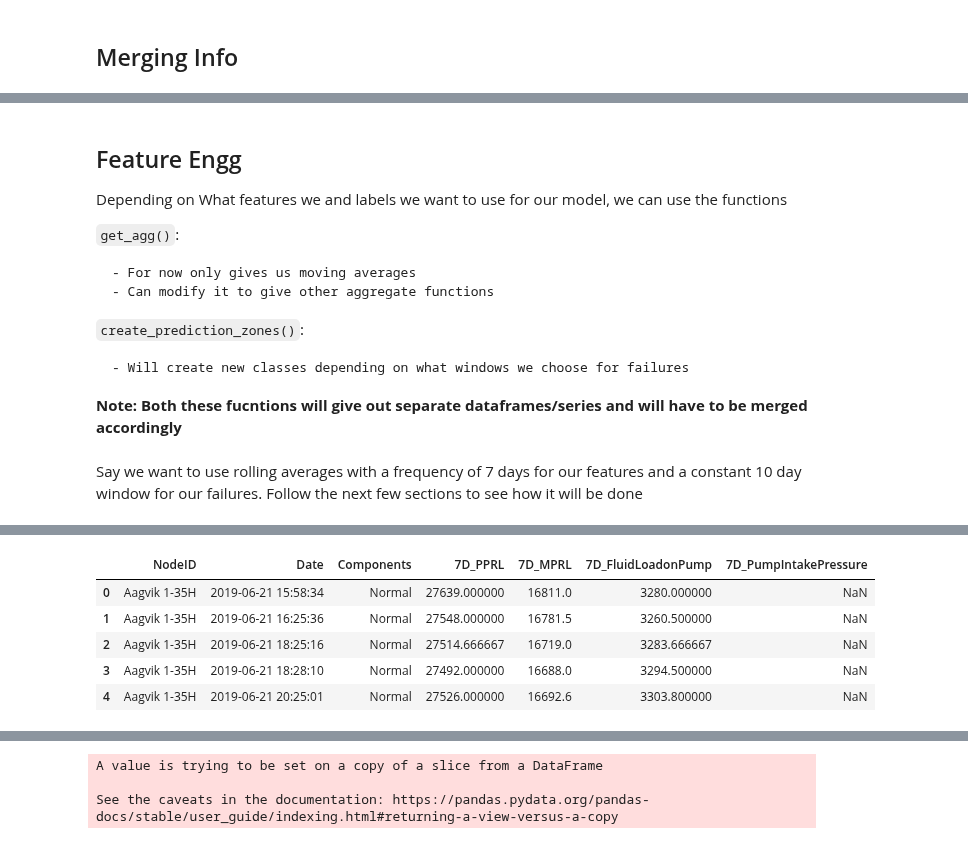
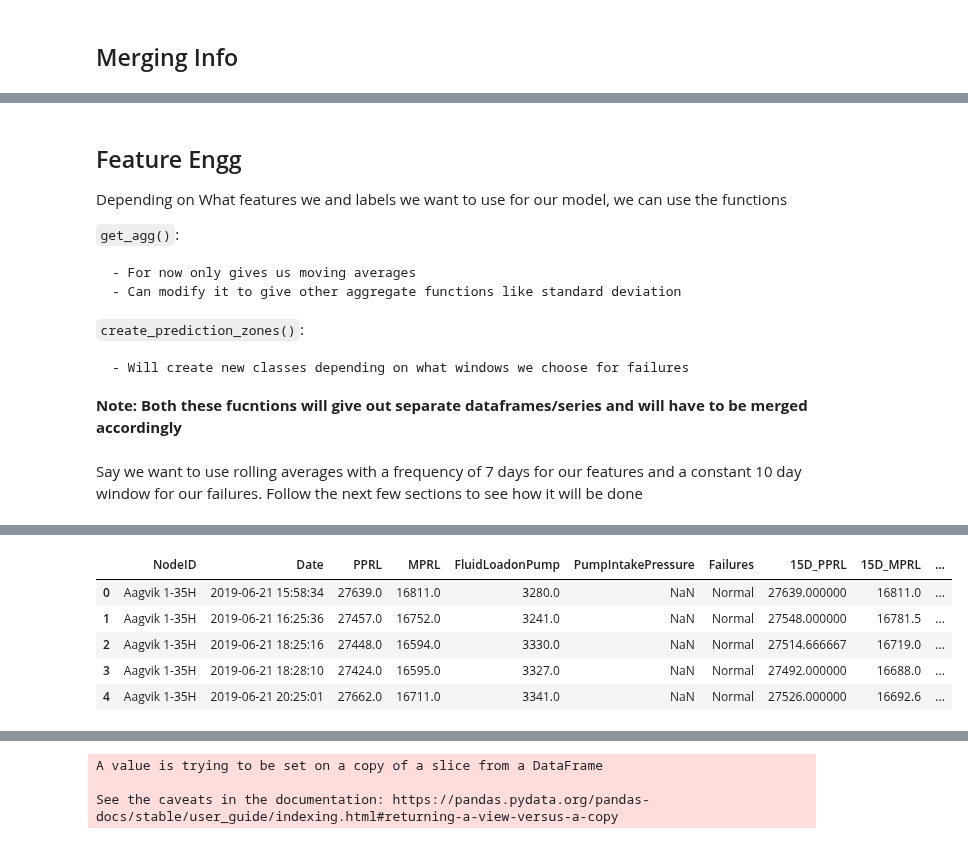
Before and after one commit to Ashitha97/ESP, a Jupyter notebook: Failure Forecasting/Window Forecasting Notebook.ipynb, the cells around one changed output, grey strips where cells are left out. Drawn from its saved outputs; the diff is of its cells as text; code cells hidden in the pictures.

```diff
--- a/Failure Forecasting/Window Forecasting Notebook.ipynb
+++ b/Failure Forecasting/Window Forecasting Notebook.ipynb
@@ -62,7 +62,6 @@ Following steps are performed
 # %% [markdown]
 ## Importing Failures
 # %%
-# If using manually dont need to run
 %%time
 # Querying the entire failure info
 query_failures = """
@@ -73,8 +72,9 @@ ORDER BY "NodeID";
 """
 
 with lib_aws.PostgresRDS(db='oasis-prod', verbose=1) as engine:
-    failures = pd.read_sql(query_failures, engine, parse_dates=['Last Oil', 'Finish Date'])
+    failures = pd.read_sql(query_failures, engine, parse_dates=['Failure Start Date', 'Failure End Date'])
 
+well_list = failures.NodeID.unique().tolist()  # List of wells to use for querying the features and model training
 failures.head()
 # %% [output]
 Connected to oasis-prod DataBase
@@ -271,10 +268,12 @@ def failure_merge(df, failure_df, transfer_cols):
     return merged
 # %%
 %%time
-data = fill_null(data)  # FIlling in Nan's where data was missing
+# Filling NAN's where data was missing
+# Wont be useful while training, but useful for visualization
+data = fill_null(data)
 
 # Transfer 'Job Bucket' from failure_info to fill_data
-transfer_col = ['Components', 'Failure Start Date']
+transfer_col = ['Failures', 'Failure Start Date']
 data = failure_merge(data, failure_info, transfer_col)
 data.drop(columns='Failure Start Date', inplace=True)
 
@@ -295,7 +294,7 @@ Depending on What features we and labels we want to use for our model, we can us
 `get_agg()`:
 
     - For now only gives us moving averages
-    - Can modify it to give other aggregate functions
+    - Can modify it to give other aggregate functions like standard deviation
 
 `create_prediction_zones()`:
 
@@ -361,26 +360,13 @@ Say we want to use rolling averages with a frequency of 7 days for our features
 # %%
 %%time
 # 7 day rolling averages
-avg_data = get_agg(df=data, freq='7D')
+avg_data = get_agg(df=data, freq='15D')
 
 # Merge it with the original data
-# and use only those columns which will be of use
-# While working with large datasets try optmizing the copies of dataframes you create
-# May not even have to merge it
-
 full_data = data.set_index(['NodeID', 'Date']).merge(avg_data.set_index(['NodeID', 'Date']),
                                                      left_index=True,
                                                      right_index=True).reset_index()
 
-# Drop Columns that we dont need
-cols_drop = [
-    'PPRL',
-    'MPRL',
-    'PumpIntakePressure',
-    'FluidLoadonPump',
-]
-
-full_data.drop(columns=cols_drop, inplace=True)
 
 full_data.head()
 # %% [output]
@@ -388,6 +374,6 @@ Wall time: 9.71 s
-|  | NodeID | Date | Components | 7D_PPRL | 7D_MPRL | 7D_FluidLoadonPump | 7D_PumpIntakePressure |
-| 0 | Aagvik 1-35H | 2019-06-21 15:58:34 | Normal | 27639.000000 | 16811.0 | 3280.000000 | NaN |
-| 1 | Aagvik 1-35H | 2019-06-21 16:25:36 | Normal | 27548.000000 | 16781.5 | 3260.500000 | NaN |
-| 2 | Aagvik 1-35H | 2019-06-21 18:25:16 | Normal | 27514.666667 | 16719.0 | 3283.666667 | NaN |
-| 3 | Aagvik 1-35H | 2019-06-21 18:28:10 | Normal | 27492.000000 | 16688.0 | 3294.500000 | NaN |
-| 4 | Aagvik 1-35H | 2019-06-21 20:25:01 | Normal | 27526.000000 | 16692.6 | 3303.800000 | NaN |
+|  | NodeID | Date | PPRL | MPRL | FluidLoadonPump | PumpIntakePressure | Failures | 15D_PPRL | 15D_MPRL | ... |
+| 0 | Aagvik 1-35H | 2019-06-21 15:58:34 | 27639.0 | 16811.0 | 3280.0 | NaN | Normal | 27639.000000 | 16811.0 | ... |
+| 1 | Aagvik 1-35H | 2019-06-21 16:25:36 | 27457.0 | 16752.0 | 3241.0 | NaN | Normal | 27548.000000 | 16781.5 | ... |
+| 2 | Aagvik 1-35H | 2019-06-21 18:25:16 | 27448.0 | 16594.0 | 3330.0 | NaN | Normal | 27514.666667 | 16719.0 | ... |
+| 3 | Aagvik 1-35H | 2019-06-21 18:28:10 | 27424.0 | 16595.0 | 3327.0 | NaN | Normal | 27492.000000 | 16688.0 | ... |
+| 4 | Aagvik 1-35H | 2019-06-21 20:25:01 | 27662.0 | 16711.0 | 3341.0 | NaN | Normal | 27526.000000 | 16692.6 | ... |
```
Also changed, not shown: parts of 28 cells of this notebook, 4 other files.
